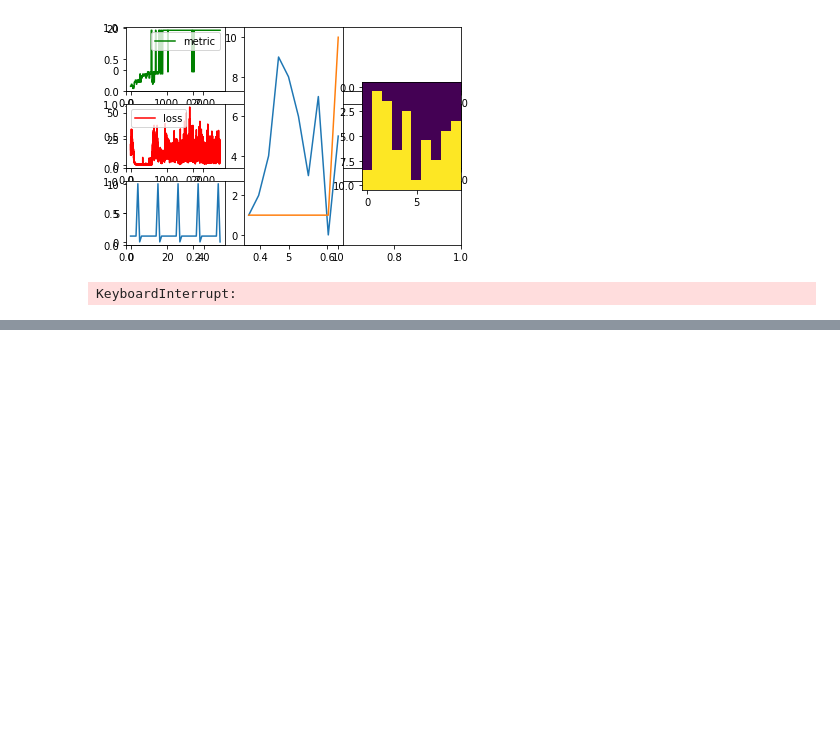
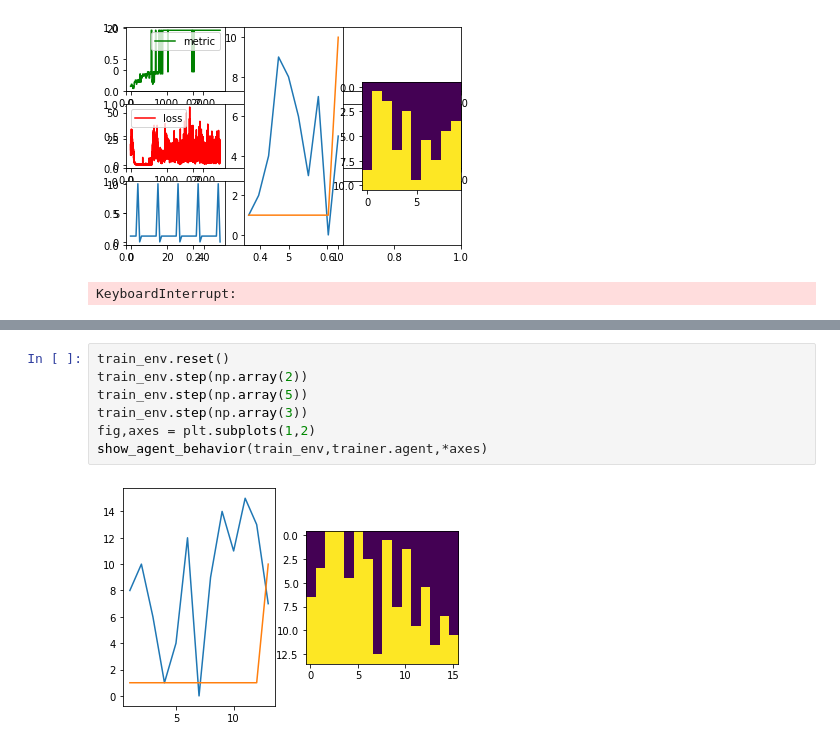
Before and after one commit to alexkocev/iarchitect, a Jupyter notebook: notebooks/Trainer.ipynb, the cells around one changed output, grey strips where cells are left out. Cells and saved outputs as stored; diff of their text form; blank space fills up the shorter version.

```diff
--- a/notebooks/Trainer.ipynb
+++ b/notebooks/Trainer.ipynb
@@ -130,0 +175,9 @@ KeyboardInterrupt:
+# %%
+train_env.reset()
+train_env.step(np.array(2))
+train_env.step(np.array(5))
+train_env.step(np.array(3))
+fig,axes = plt.subplots(1,2)
+show_agent_behavior(train_env,trainer.agent,*axes)
+# %% [output]
+[figure, added]
```
Also changed, not shown: parts of 7 cells of this notebook, 6 other files.
